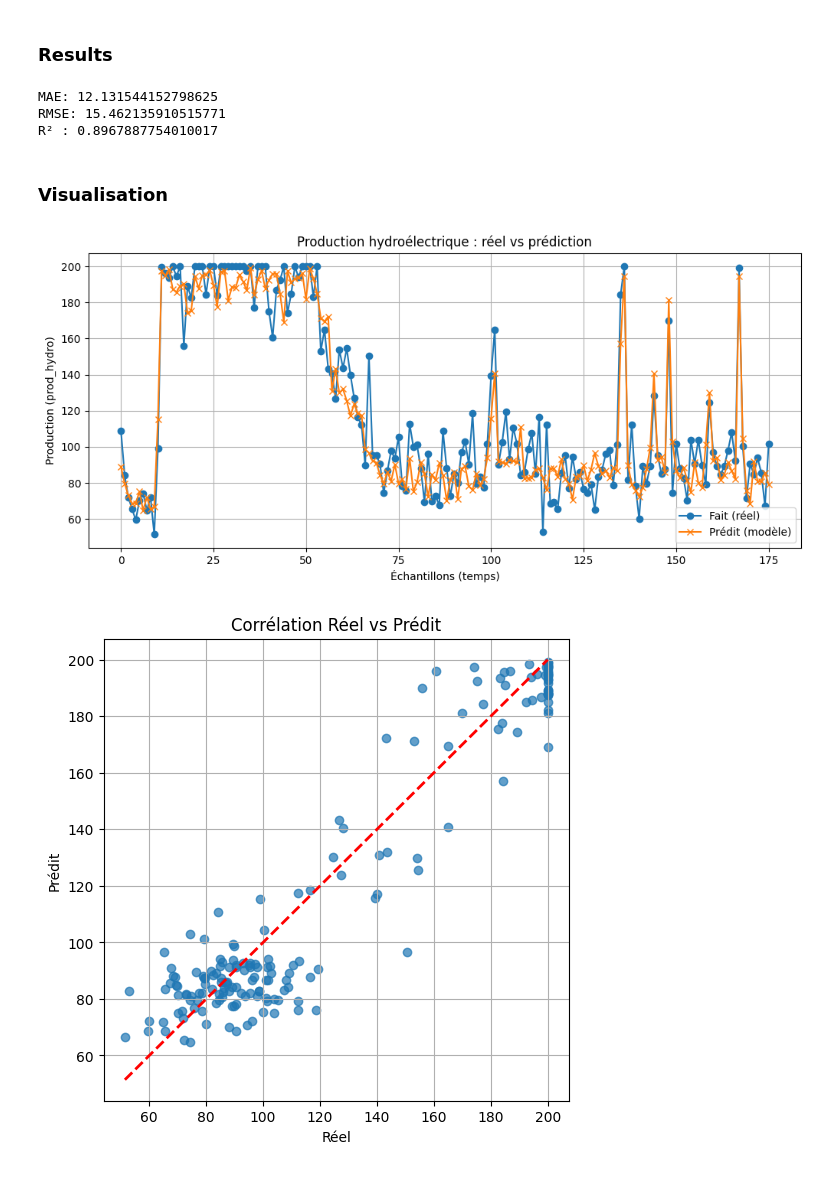
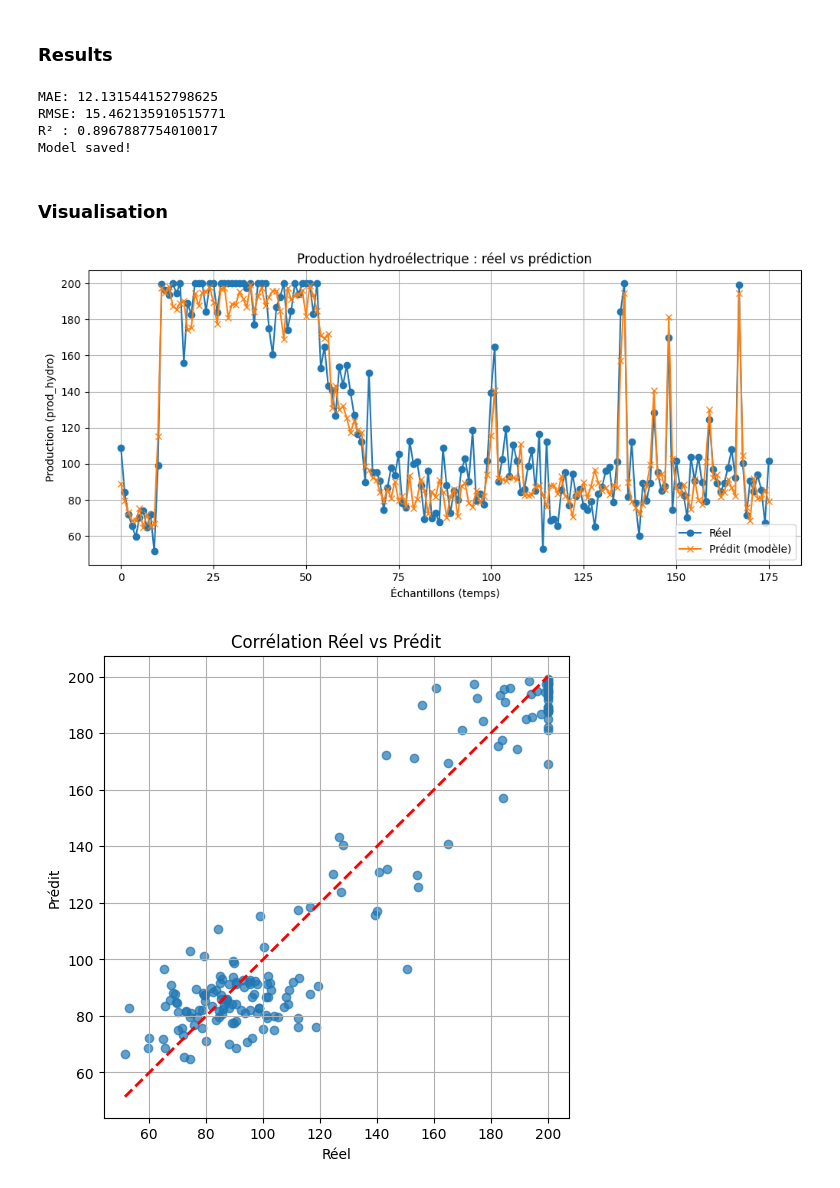
Before and after one commit to kirillsst/Production-EnR, a Jupyter notebook: notebooks/notebook_prod_hydro.ipynb, the cells around one changed output. Saved outputs shown, nothing was run; the diff lists cells and outputs as text; code cells hidden in the pictures.

```diff
--- a/notebooks/notebook_prod_hydro.ipynb
+++ b/notebooks/notebook_prod_hydro.ipynb
@@ -123,10 +124,15 @@ y_pred = model.predict(X_test)
 print("MAE:", mean_absolute_error(y_test, y_pred))
 print("RMSE:", np.sqrt(mean_squared_error(y_test, y_pred)))
 print("R² :", r2_score(y_test, y_pred))
+
+model_path = os.path.expanduser("~/production_enr/backend/app/models/hydro_model.pkl")
+joblib.dump(model, model_path)
+print("Model saved!")
 # %% [output]
 MAE: 12.131544152798625
 RMSE: 15.462135910515771
 R² : 0.8967887754010017
+Model saved!
 # %% [markdown]
 ### Visualisation
 # %%
@@ -135,7 +141,7 @@ import numpy as np
 import pandas as pd
 
 plt.figure(figsize=(12, 5))
-plt.plot(y_test.values, label="Fait (réel)", marker='o')
+plt.plot(y_test.values, label="Réel", marker='o')
 plt.plot(y_pred, label="Prédit (modèle)", marker='x')
 plt.title("Production hydroélectrique : réel vs prédiction")
 plt.xlabel("Échantillons (temps)")
@@ -147,34 +153,34 @@ plt.show()
 plt.figure(figsize=(6, 6))
 plt.scatter(y_test, y_pred, alpha=0.7)
 plt.plot([y_test.min(), y_test.max()], [y_test.min(), y_test.max()], 'r--', lw=2)
 plt.xlabel("Réel")
 plt.ylabel("Prédit")
 plt.title("Corrélation Réel vs Prédit")
 plt.grid(True)
 plt.show()
 
 residuals = y_test - y_pred
 plt.figure(figsize=(8, 4))
 plt.hist(residuals, bins=20, edgecolor='black', alpha=0.7)
 plt.title("Distribution des résidus (erreurs)")
 plt.xlabel("Erreur = Réel - Prédit")
 plt.ylabel("Fréquence")
 plt.grid(True)
 plt.show()
 
 if hasattr(model, "feature_importances_"):
     importance = pd.Series(model.feature_importances_, index=X_train.columns)
     importance = importance.sort_values(ascending=True)
 
     plt.figure(figsize=(8, 5))
     importance.plot(kind='barh')
     plt.title("Importance des variables (features)")
     plt.xlabel("Importance")
     plt.ylabel("Variable")
     plt.grid(True)
     plt.show()
 # %% [output]
-[figure, old version]
+[figure, new version]
 [figure]
 [figure]
 [figure]
```
Also changed, not shown: parts of 1 cell of this notebook, 10 other files.
